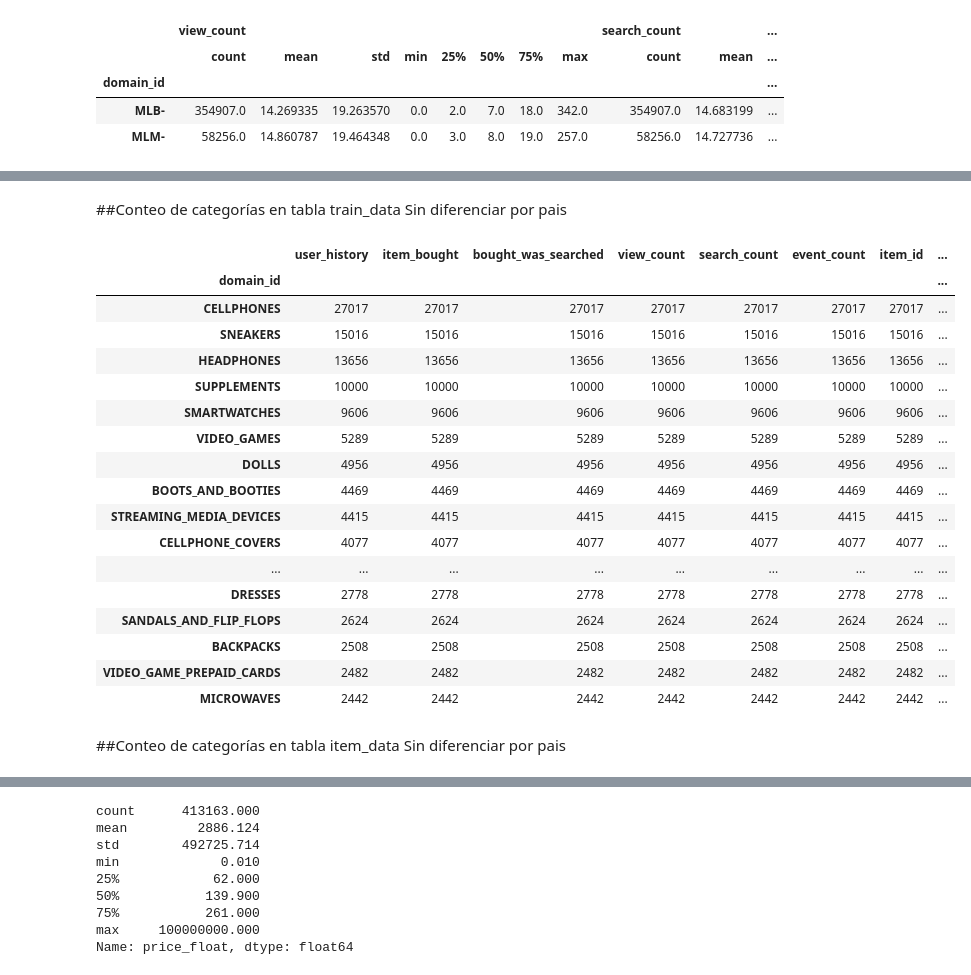
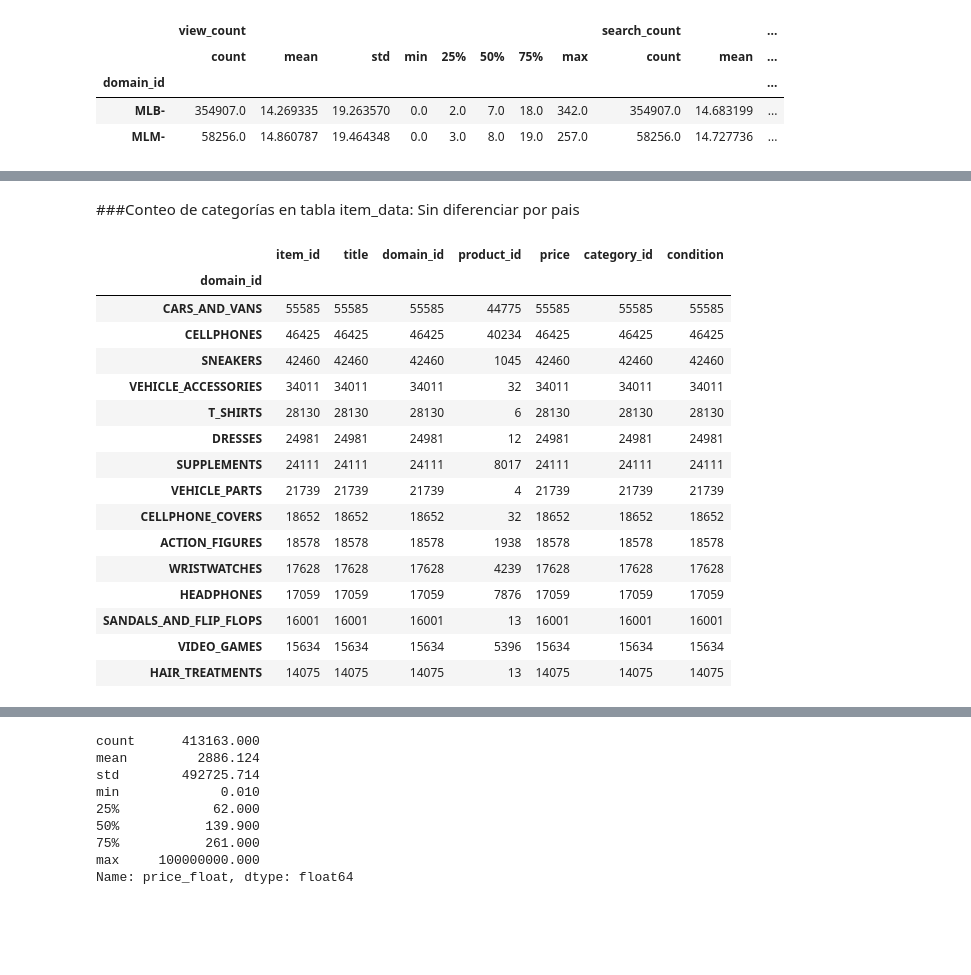
Before and after one commit to natanrajch/DiploDatos, a Jupyter notebook: MELI/train_data_joined.ipynb, the cells around one changed output, grey strips where cells are left out. Saved outputs shown, nothing was run; the diff lists cells and outputs as text; code cells hidden in the pictures; blank space fills up the shorter version.

```diff
--- a/MELI/train_data_joined.ipynb
+++ b/MELI/train_data_joined.ipynb
@@ -193,27 +332,23 @@ df_joined.groupby(df_joined.domain_id.str[:4])[['view_count','search_count','eve
 # %% [markdown]
-##Conteo de categorías en tabla train_data
+###Conteo de categorías en tabla item_data:
 Sin diferenciar por pais
 # %%
-df_joined.groupby(df_joined.domain_id.str[4:]).count().sort_values(by='user_history', ascending=False).head(25)
+itemdf.groupby(itemdf.domain_id.str[4:]).count().sort_values(by='title', ascending=False).head(15)
 # %% [output]
-|  | user_history | item_bought | bought_was_searched | view_count | search_count | event_count | item_id | ... |
-| domain_id |  |  |  |  |  |  |  | ... |
-| CELLPHONES | 27017 | 27017 | 27017 | 27017 | 27017 | 27017 | 27017 | ... |
-| SNEAKERS | 15016 | 15016 | 15016 | 15016 | 15016 | 15016 | 15016 | ... |
-| HEADPHONES | 13656 | 13656 | 13656 | 13656 | 13656 | 13656 | 13656 | ... |
-| SUPPLEMENTS | 10000 | 10000 | 10000 | 10000 | 10000 | 10000 | 10000 | ... |
-| SMARTWATCHES | 9606 | 9606 | 9606 | 9606 | 9606 | 9606 | 9606 | ... |
-| VIDEO_GAMES | 5289 | 5289 | 5289 | 5289 | 5289 | 5289 | 5289 | ... |
-| DOLLS | 4956 | 4956 | 4956 | 4956 | 4956 | 4956 | 4956 | ... |
-| BOOTS_AND_BOOTIES | 4469 | 4469 | 4469 | 4469 | 4469 | 4469 | 4469 | ... |
-| STREAMING_MEDIA_DEVICES | 4415 | 4415 | 4415 | 4415 | 4415 | 4415 | 4415 | ... |
-| CELLPHONE_COVERS | 4077 | 4077 | 4077 | 4077 | 4077 | 4077 | 4077 | ... |
-| ... | ... | ... | ... | ... | ... | ... | ... | ... |
-| DRESSES | 2778 | 2778 | 2778 | 2778 | 2778 | 2778 | 2778 | ... |
-| SANDALS_AND_FLIP_FLOPS | 2624 | 2624 | 2624 | 2624 | 2624 | 2624 | 2624 | ... |
-| BACKPACKS | 2508 | 2508 | 2508 | 2508 | 2508 | 2508 | 2508 | ... |
-| VIDEO_GAME_PREPAID_CARDS | 2482 | 2482 | 2482 | 2482 | 2482 | 2482 | 2482 | ... |
-| MICROWAVES | 2442 | 2442 | 2442 | 2442 | 2442 | 2442 | 2442 | ... |
+|  | item_id | title | domain_id | product_id | price | category_id | condition |
+| domain_id |  |  |  |  |  |  |  |
+| CARS_AND_VANS | 55585 | 55585 | 55585 | 44775 | 55585 | 55585 | 55585 |
+| CELLPHONES | 46425 | 46425 | 46425 | 40234 | 46425 | 46425 | 46425 |
+| SNEAKERS | 42460 | 42460 | 42460 | 1045 | 42460 | 42460 | 42460 |
+| VEHICLE_ACCESSORIES | 34011 | 34011 | 34011 | 32 | 34011 | 34011 | 34011 |
+| T_SHIRTS | 28130 | 28130 | 28130 | 6 | 28130 | 28130 | 28130 |
+| DRESSES | 24981 | 24981 | 24981 | 12 | 24981 | 24981 | 24981 |
+| SUPPLEMENTS | 24111 | 24111 | 24111 | 8017 | 24111 | 24111 | 24111 |
+| VEHICLE_PARTS | 21739 | 21739 | 21739 | 4 | 21739 | 21739 | 21739 |
+| CELLPHONE_COVERS | 18652 | 18652 | 18652 | 32 | 18652 | 18652 | 18652 |
+| ACTION_FIGURES | 18578 | 18578 | 18578 | 1938 | 18578 | 18578 | 18578 |
+| WRISTWATCHES | 17628 | 17628 | 17628 | 4239 | 17628 | 17628 | 17628 |
+| HEADPHONES | 17059 | 17059 | 17059 | 7876 | 17059 | 17059 | 17059 |
+| SANDALS_AND_FLIP_FLOPS | 16001 | 16001 | 16001 | 13 | 16001 | 16001 | 16001 |
+| VIDEO_GAMES | 15634 | 15634 | 15634 | 5396 | 15634 | 15634 | 15634 |
+| HAIR_TREATMENTS | 14075 | 14075 | 14075 | 13 | 14075 | 14075 | 14075 |
-# %% [markdown]
-##Conteo de categorías en tabla item_data
-Sin diferenciar por pais
```
Also changed, not shown: parts of 63 cells of this notebook.
